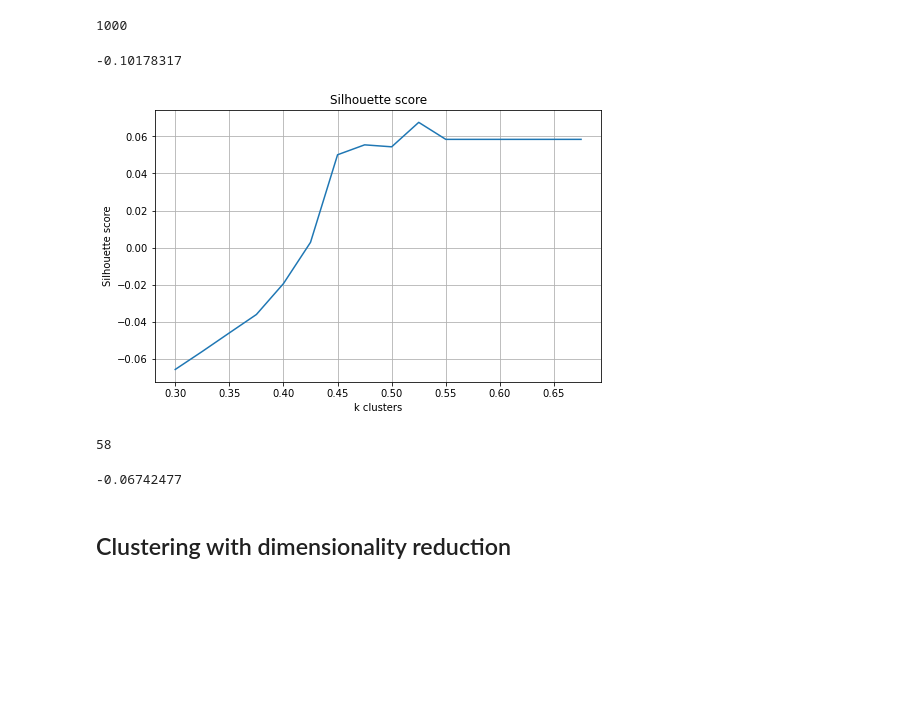
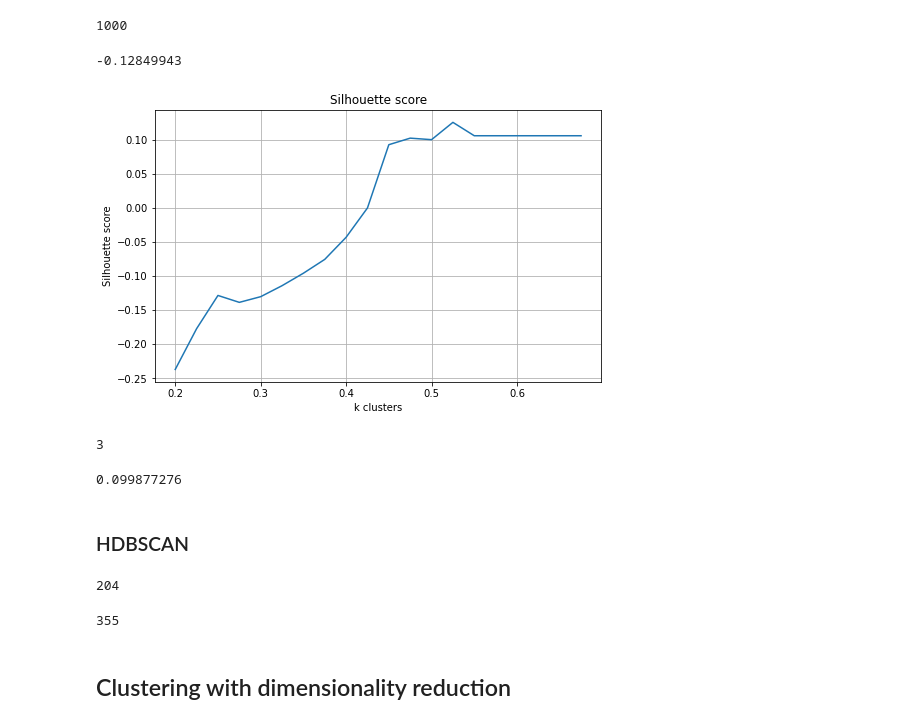
Before and after one commit to dborrelli/chat-intents, a Jupyter notebook: notebooks/05-use.ipynb, the cells around one changed output. Cells and saved outputs as stored; diff of their text form; code cells hidden in the pictures; blank space fills up the shorter version.

```diff
--- a/notebooks/05-use.ipynb
+++ b/notebooks/05-use.ipynb
@@ -118,9 +118,9 @@ len(labels)
 # %% [output]
 1000
 # %%
-silhouette_score(X, labels)
+silhouette_score(X, labels, metric='cosine')
 # %% [output]
--0.10178317
+-0.12849943
 # %%
 def plot_dbscan(X, eps_range):
     silhouette_avg_n_clusters = []
@@ -131,7 +131,7 @@ def plot_dbscan(X, eps_range):
         labels = db.labels_
 
         if len(np.unique(labels)) > 1:
-            silhouette_avg = silhouette_score(X, labels)
+            silhouette_avg = silhouette_score(X, labels, metric='cosine')
         else:
             silhouette_av = -1
         silhouette_avg_n_clusters.append(silhouette_avg)
@@ -145,20 +145,36 @@ def plot_dbscan(X, eps_range):
 
     plt.show()
 # %%
-eps_range = np.arange(0.3, 0.7, 0.025)
+eps_range = np.arange(0.2, 0.7, 0.025)
 plot_dbscan(X, eps_range)
 # %% [output]
-[figure, old version]
+[figure, new version]
 # %%
-db = DBSCAN(eps=0.25, min_samples=3, metric='cosine').fit(X)
+db = DBSCAN(eps=0.5, min_samples=3, metric='cosine').fit(X)
 labels = db.labels_
 len(np.unique(labels))
 # %% [output]
-58
+3
 # %%
-silhouette_score(X, labels)
+silhouette_score(X, labels, metric='cosine')
 # %% [output]
--0.06742477
+0.099877276
+# %% [markdown]
+### HDBSCAN
+# %%
+X = intents_embeddings
+clusters_hdbscan = hdbscan.HDBSCAN(min_cluster_size=2,
+                                   metric='euclidean',
+                                   cluster_selection_method='eom').fit(X)
+
+labels = clusters_hdbscan.labels_
+len(np.unique(labels))
+# %% [output]
+204
+# %%
+np.count_nonzero(clusters_hdbscan.probabilities_ < 0.05)
+# %% [output]
+355
 # %% [markdown]
 ## Clustering with dimensionality reduction
 # %%
```
Also changed, not shown: parts of 4 cells of this notebook.
